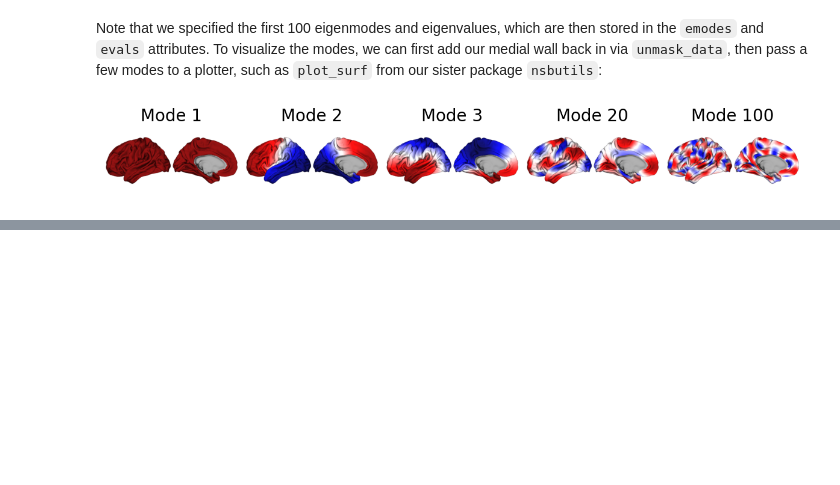
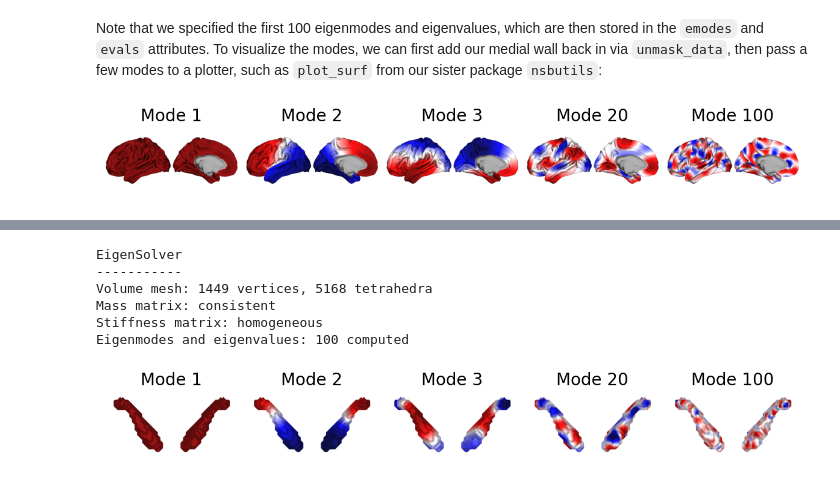
Before and after one commit to NSBLab/neuromodes, a Jupyter notebook: docs/tutorials/calc_modes.ipynb, the cells around one changed output, grey strips where cells are left out. Cells and saved outputs as stored; diff of their text form; code cells hidden in the pictures; blank space fills up the shorter version.

```diff
--- a/docs/tutorials/calc_modes.ipynb
+++ b/docs/tutorials/calc_modes.ipynb
@@ -69,0 +83,27 @@ with as_file(lh_surfpath) as lh_surfpath:
+# %%
+hippo = fetch_example_vol('hippocampus')
+
+solver_hippo = EigenSolver(hippo)
+solver_hippo.solve(100)
+print(solver_hippo)
+# %% [output]
+EigenSolver
+-----------
+Volume mesh: 1449 vertices, 5168 tetrahedra
+Mass matrix: consistent
+Stiffness matrix: homogeneous
+Eigenmodes and eigenvalues: 100 computed
+# %%
+# Save surface boundary for plotting (NOTE: temporary, will be passed directly to future plotter)
+hippo_bound = hippo.boundary_tria()
+hippo_bound.write_gifti('hippo_bound.surf.gii')
+
+# Plot
+surfpath = files('neuromodes').parent / 'docs' / 'tutorials' / 'hippo_bound.surf.gii'
+with as_file(surfpath) as surfpath:
+    plot_surf(surfpath, solver_hippo.emodes[:,[0,1,2,19,99]], labels=['Mode 1', 'Mode 2', 'Mode 3', 'Mode 20', 'Mode 100'], cmap='seismic_r')
+
+# Delete temporary file
+os.remove('hippo_bound.surf.gii')
+# %% [output]
+[figure, added]
```
Also changed, not shown: parts of 5 cells of this notebook, 44 other files.
